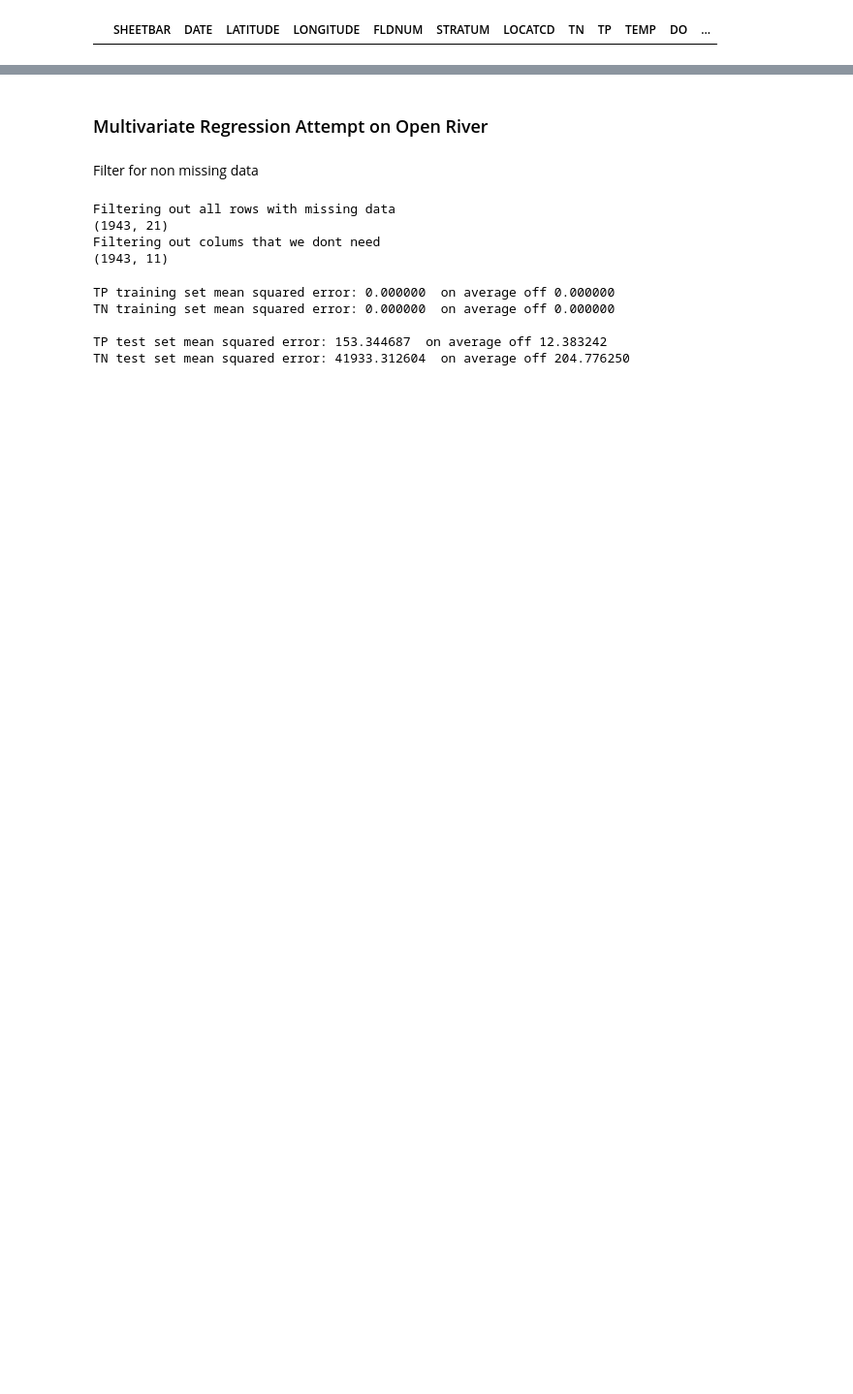
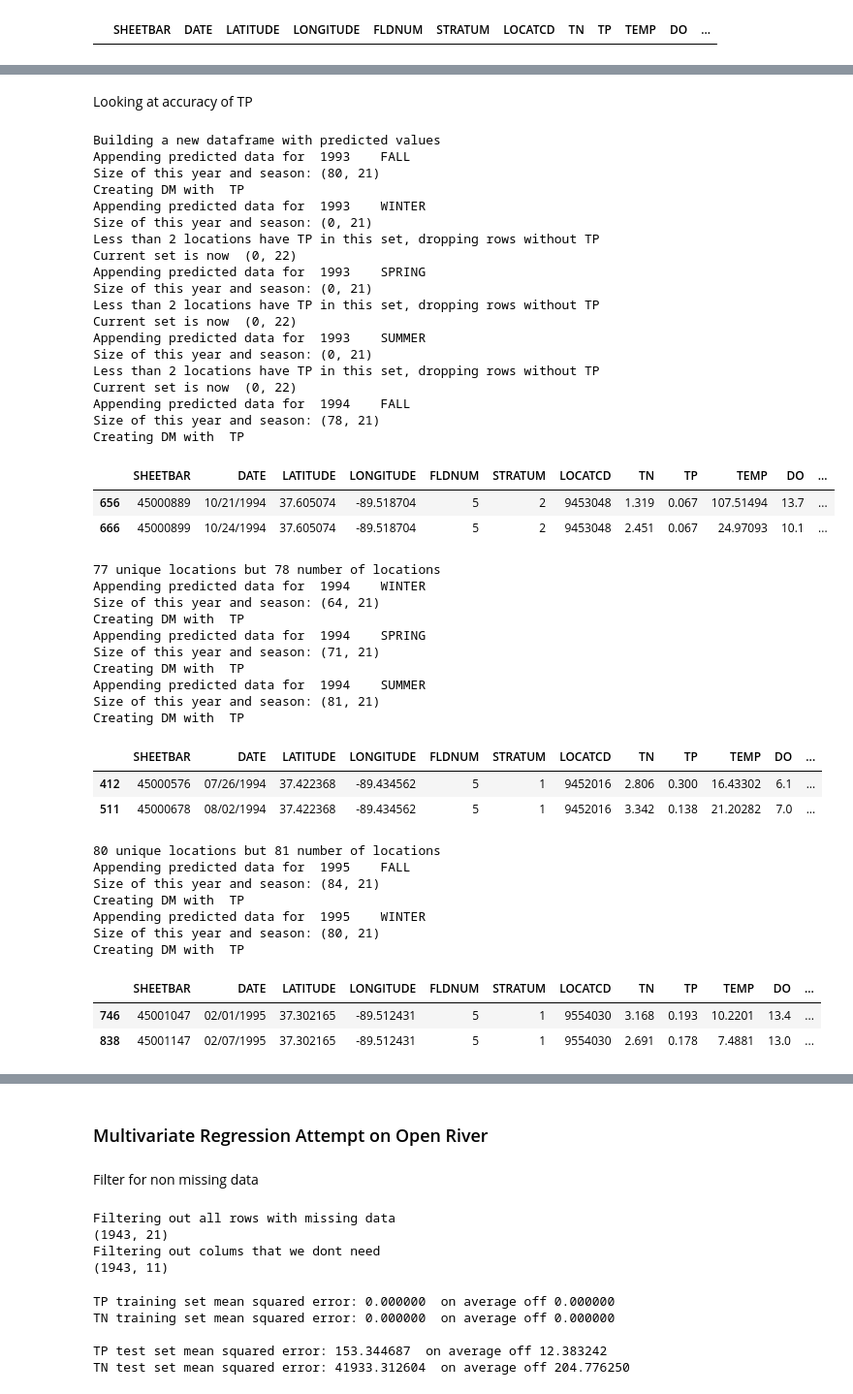
Before and after one commit to amberlee0516/UMR-TDA-2021, a Jupyter notebook: pools_specific_EDA/Open River/Open River Analysis.ipynb, the cells around one changed output, grey strips where cells are left out. Shown: that part at 97% size. Cells and saved outputs as stored; diff of their text form; code cells hidden in the pictures; blank space fills up the shorter version.

Commit message:
Calculating more accuracy errors

```diff
--- a/pools_specific_EDA/Open River/Open River Analysis.ipynb
+++ b/pools_specific_EDA/Open River/Open River Analysis.ipynb
@@ -648,0 +725,51 @@ Average VEL error 0.25293
+# %% [markdown]
+Looking at accuracy of TP
+# %%
+missing_vars = ["TP"]
+water_test_interpolatedTP = linear_interpolate(water_testTP,missing_vars,testing=True)
+# %% [output]
+Building a new dataframe with predicted values
+Appending predicted data for  1993    FALL
+Size of this year and season: (80, 21)
+Creating DM with  TP
+Appending predicted data for  1993    WINTER
+Size of this year and season: (0, 21)
+Less than 2 locations have TP in this set, dropping rows without TP
+Current set is now  (0, 22)
+Appending predicted data for  1993    SPRING
+Size of this year and season: (0, 21)
+Less than 2 locations have TP in this set, dropping rows without TP
+Current set is now  (0, 22)
+Appending predicted data for  1993    SUMMER
+Size of this year and season: (0, 21)
+Less than 2 locations have TP in this set, dropping rows without TP
+Current set is now  (0, 22)
+Appending predicted data for  1994    FALL
+Size of this year and season: (78, 21)
+Creating DM with  TP
+|  | SHEETBAR | DATE | LATITUDE | LONGITUDE | FLDNUM | STRATUM | LOCATCD | TN | TP | TEMP | DO | ... |
+| 656 | 45000889 | 10/21/1994 | 37.605074 | -89.518704 | 5 | 2 | 9453048 | 1.319 | 0.067 | 107.51494 | 13.7 | ... |
+| 666 | 45000899 | 10/24/1994 | 37.605074 | -89.518704 | 5 | 2 | 9453048 | 2.451 | 0.067 | 24.97093 | 10.1 | ... |
+77 unique locations but 78 number of locations
+Appending predicted data for  1994    WINTER
+Size of this year and season: (64, 21)
+Creating DM with  TP
+Appending predicted data for  1994    SPRING
+Size of this year and season: (71, 21)
+Creating DM with  TP
+Appending predicted data for  1994    SUMMER
+Size of this year and season: (81, 21)
+Creating DM with  TP
+|  | SHEETBAR | DATE | LATITUDE | LONGITUDE | FLDNUM | STRATUM | LOCATCD | TN | TP | TEMP | DO | ... |
+| 412 | 45000576 | 07/26/1994 | 37.422368 | -89.434562 | 5 | 1 | 9452016 | 2.806 | 0.300 | 16.43302 | 6.1 | ... |
+| 511 | 45000678 | 08/02/1994 | 37.422368 | -89.434562 | 5 | 1 | 9452016 | 3.342 | 0.138 | 21.20282 | 7.0 | ... |
+80 unique locations but 81 number of locations
+Appending predicted data for  1995    FALL
+Size of this year and season: (84, 21)
+Creating DM with  TP
+Appending predicted data for  1995    WINTER
+Size of this year and season: (80, 21)
+Creating DM with  TP
+|  | SHEETBAR | DATE | LATITUDE | LONGITUDE | FLDNUM | STRATUM | LOCATCD | TN | TP | TEMP | DO | ... |
+| 746 | 45001047 | 02/01/1995 | 37.302165 | -89.512431 | 5 | 1 | 9554030 | 3.168 | 0.193 | 10.2201 | 13.4 | ... |
+| 838 | 45001147 | 02/07/1995 | 37.302165 | -89.512431 | 5 | 1 | 9554030 | 2.691 | 0.178 | 7.4881 | 13.0 | ... |
```
Also changed, not shown: parts of 20 cells of this notebook, 1 other file.
